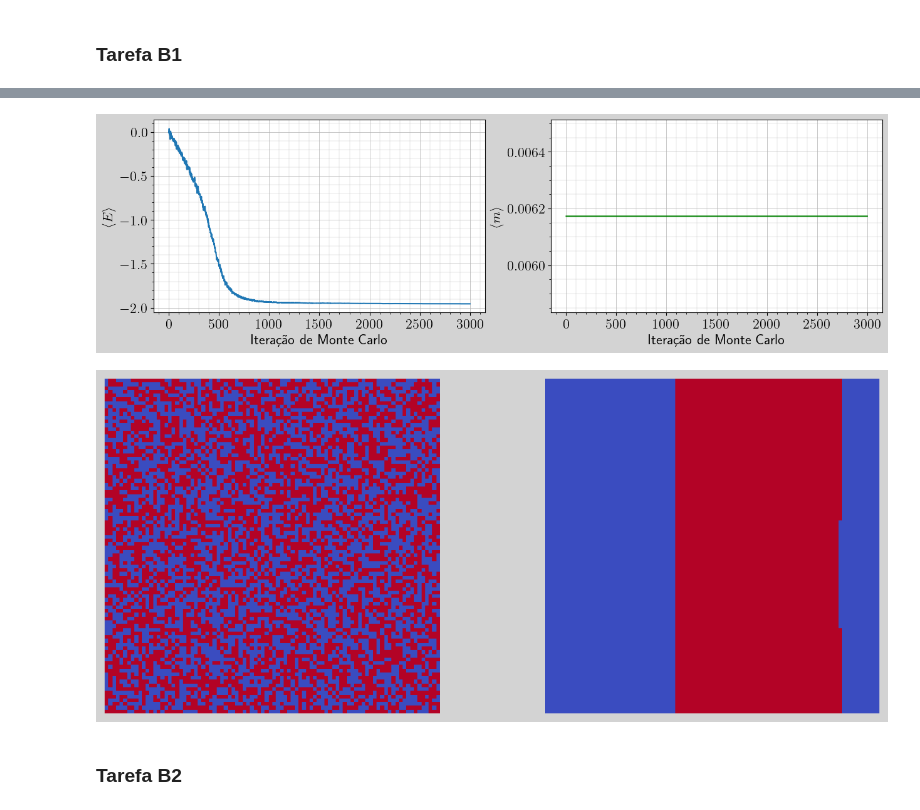
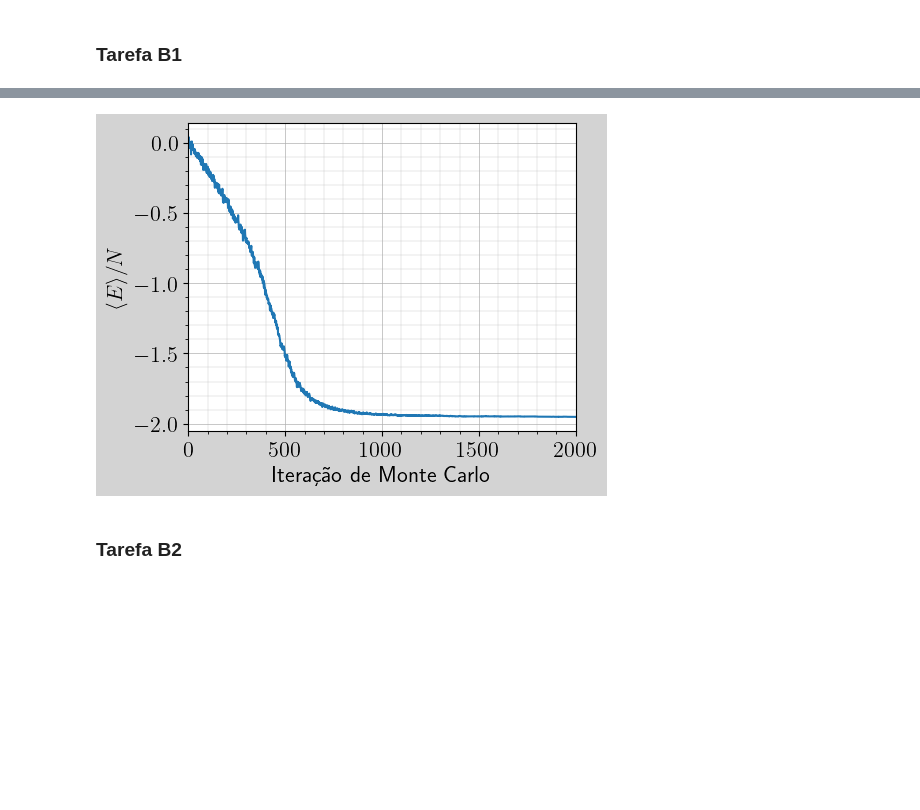
Before and after one commit to jeftersantiago/mec_estat_comp, a Jupyter notebook: projeto5/src/Projeto 5.ipynb, the cells around one changed output, grey strips where cells are left out. Cells and saved outputs as stored; diff of their text form; code cells hidden in the pictures; blank space fills up the shorter version.

```diff
--- a/projeto5/src/Projeto 5.ipynb
+++ b/projeto5/src/Projeto 5.ipynb
@@ -153,38 +214,25 @@ plt.show()
 # %%
-data = np.loadtxt("saidas/tarefa-2/b1/saida-magnetizacao-energia-b1.dat")
+data = np.loadtxt("saidas/tarefa-2/saida-tarefa-B1-mag-eng.dat")
 
 steps = data[:, 0]
 mag = data[:, 1]
 E = data[:, 2]
 
-fig, ax = plt.subplots(1, 2, figsize=(15, 4), facecolor='lightgray')
+fig, ax = plt.subplots(1, 1, figsize=(5, 4), facecolor='lightgray')
 
-ax[0].set_xlabel('Iteração de Monte Carlo')
-ax[0].set_ylabel('$\\langle E \\rangle$')
-ax[0].plot(steps, E)
+ax.set_xlabel('Iteração de Monte Carlo')
+ax.set_ylabel('$\\langle E \\rangle / N$')
+ax.plot(steps, E)
 
-ax[1].set_xlabel('Iteração de Monte Carlo')
-ax[1].set_ylabel('$\\langle m \\rangle$')
-ax[1].plot(steps, mag, color="green")
+ax.set_xlim(0, 2000)
 
+ax.grid(which = "major", linewidth = 0.5)
+ax.grid(which = "minor", linewidth = 0.2)
+ax.minorticks_on()
 
-ax[0].grid(which = "major", linewidth = 0.5)
-ax[0].grid(which = "minor", linewidth = 0.2)
-ax[0].minorticks_on()
-
-
-ax[1].grid(which = "major", linewidth = 0.5)
-ax[1].grid(which = "minor", linewidth = 0.2)
-ax[1].minorticks_on()
-
+plt.savefig("graficos/tarefa-2/graf-tarefa-B1-mag-eng.png", dpi = DPi, bbox_inches = 'tight')
 plt.show()
 # %% [output]
-[figure, old version]
+[figure, new version]
-# %%
-fig = plot_configuration("saidas/tarefa-2/b1/saida-configuracao-inicial-b1.dat", "saidas/tarefa-2/b1/saida-configuracao-final-b1.dat")
-# plt.savefig("graficos/tarefa-1/graf-configuracao-L60.png", dpi = DPi, bbox_inches = 'tight')
-plt.show()
-# %% [output]
-[figure, removed]
 # %% [markdown]
 ### Tarefa B2
```
Also changed, not shown: parts of 22 cells of this notebook, 47 other files.
